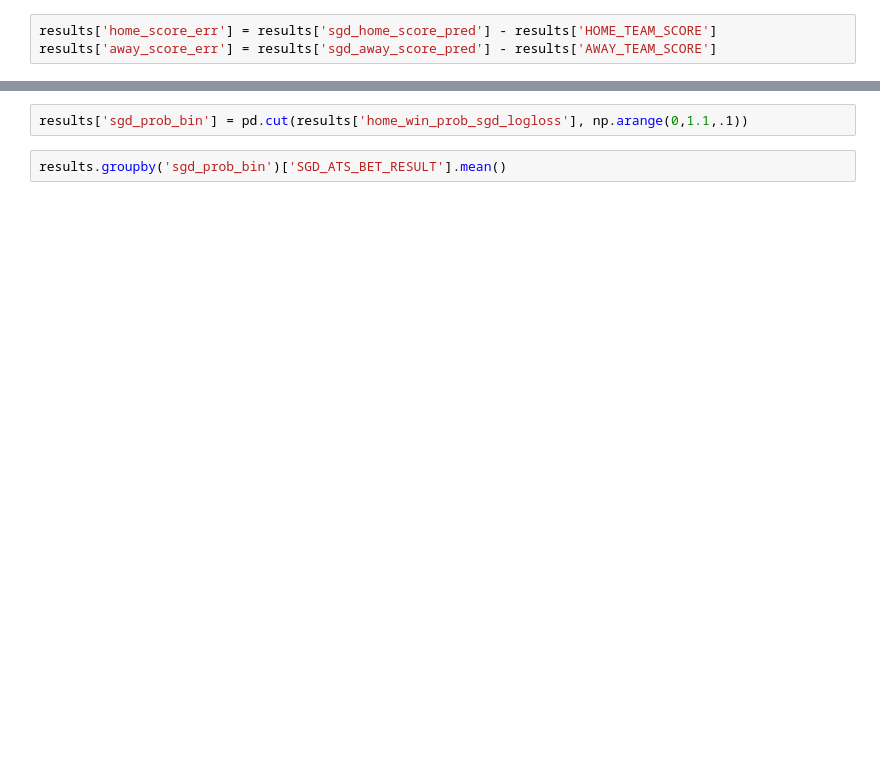
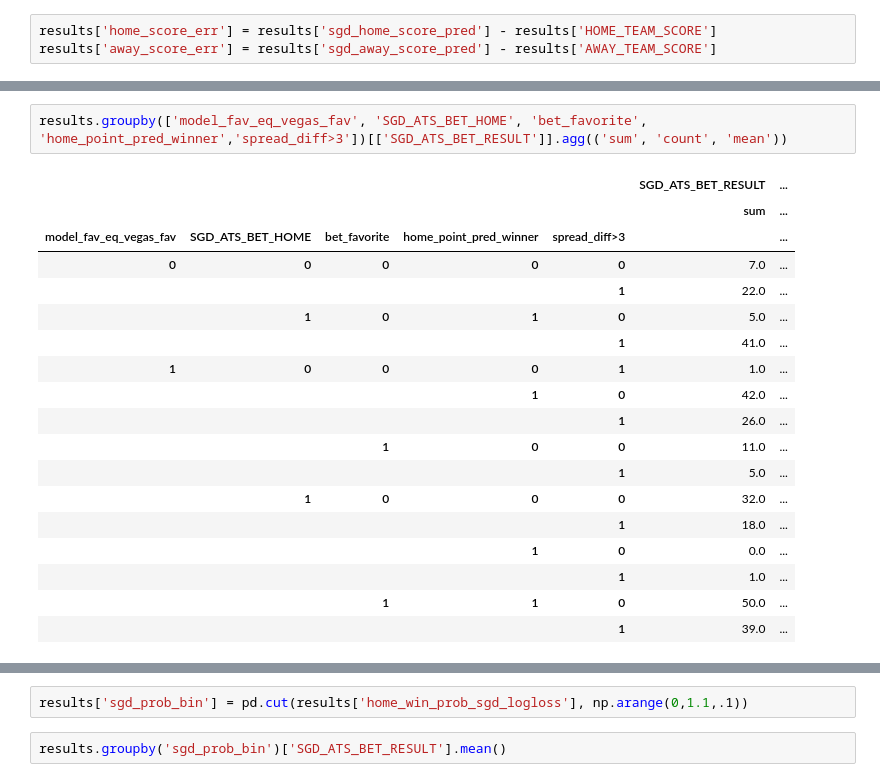
Before and after one commit to jnish23/NBA_Model_V2, a Jupyter notebook: notebooks/betting_results_analysis.ipynb, the cells around one changed output, grey strips where cells are left out. Cells and saved outputs as stored; diff of their text form; blank space fills up the shorter version.

```diff
--- a/notebooks/betting_results_analysis.ipynb
+++ b/notebooks/betting_results_analysis.ipynb
@@ -181,0 +246,21 @@ dtype: float64
+# %%
+results.groupby(['model_fav_eq_vegas_fav', 'SGD_ATS_BET_HOME', 'bet_favorite', 'home_point_pred_winner','spread_diff>3'])[['SGD_ATS_BET_RESULT']].agg(('sum', 'count', 'mean'))
+# %% [output]
+|  |  |  |  |  | SGD_ATS_BET_RESULT | ... |
+|  |  |  |  |  | sum | ... |
+| model_fav_eq_vegas_fav | SGD_ATS_BET_HOME | bet_favorite | home_point_pred_winner | spread_diff>3 |  | ... |
+| 0 | 0 | 0 | 0 | 0 | 7.0 | ... |
+|  |  |  |  | 1 | 22.0 | ... |
+|  | 1 | 0 | 1 | 0 | 5.0 | ... |
+|  |  |  |  | 1 | 41.0 | ... |
+| 1 | 0 | 0 | 0 | 1 | 1.0 | ... |
+|  |  |  | 1 | 0 | 42.0 | ... |
+|  |  |  |  | 1 | 26.0 | ... |
+|  |  | 1 | 0 | 0 | 11.0 | ... |
+|  |  |  |  | 1 | 5.0 | ... |
+|  | 1 | 0 | 0 | 0 | 32.0 | ... |
+|  |  |  |  | 1 | 18.0 | ... |
+|  |  |  | 1 | 0 | 0.0 | ... |
+|  |  |  |  | 1 | 1.0 | ... |
+|  |  | 1 | 1 | 0 | 50.0 | ... |
+|  |  |  |  | 1 | 39.0 | ... |
```
Also changed, not shown: parts of 33 cells of this notebook, 9 other files.
